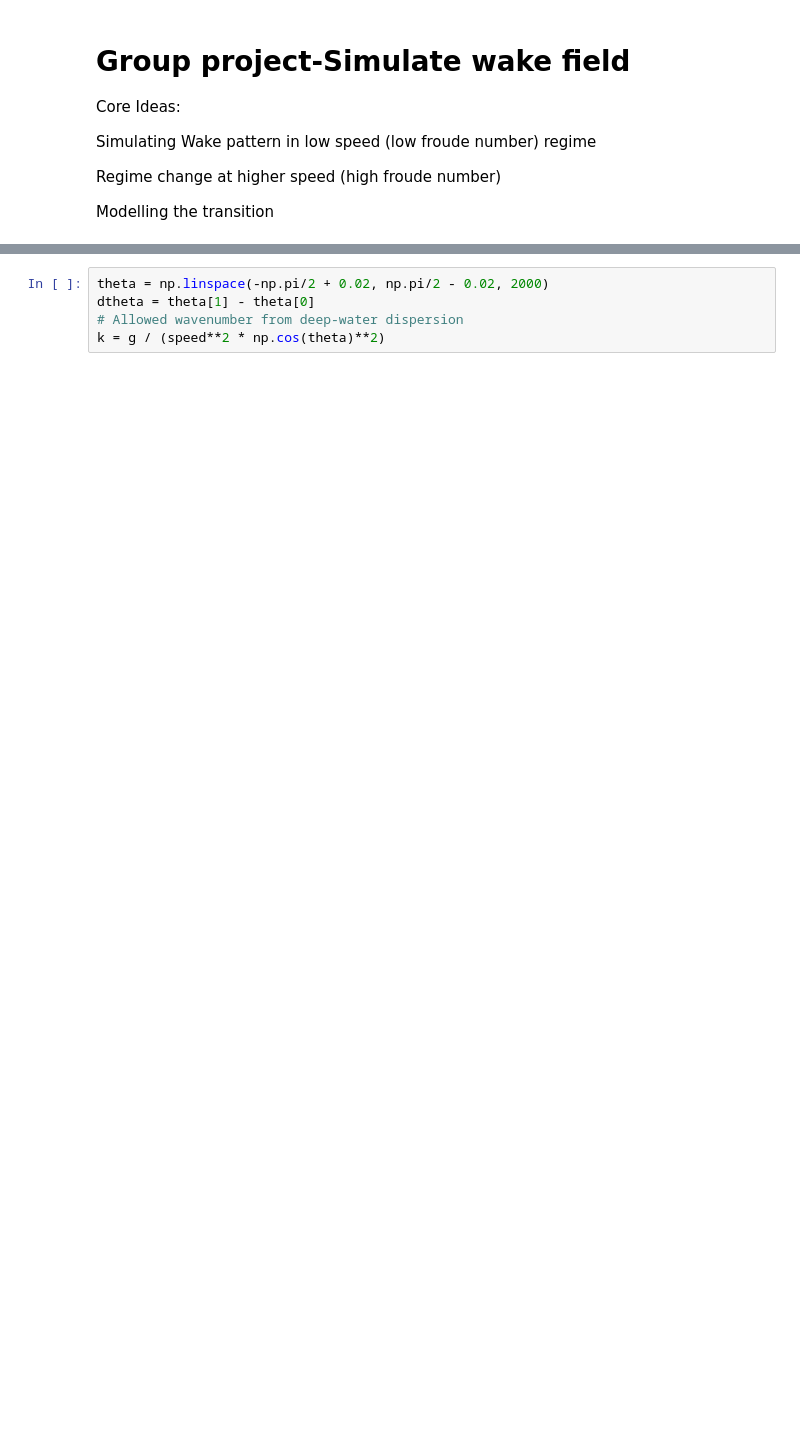
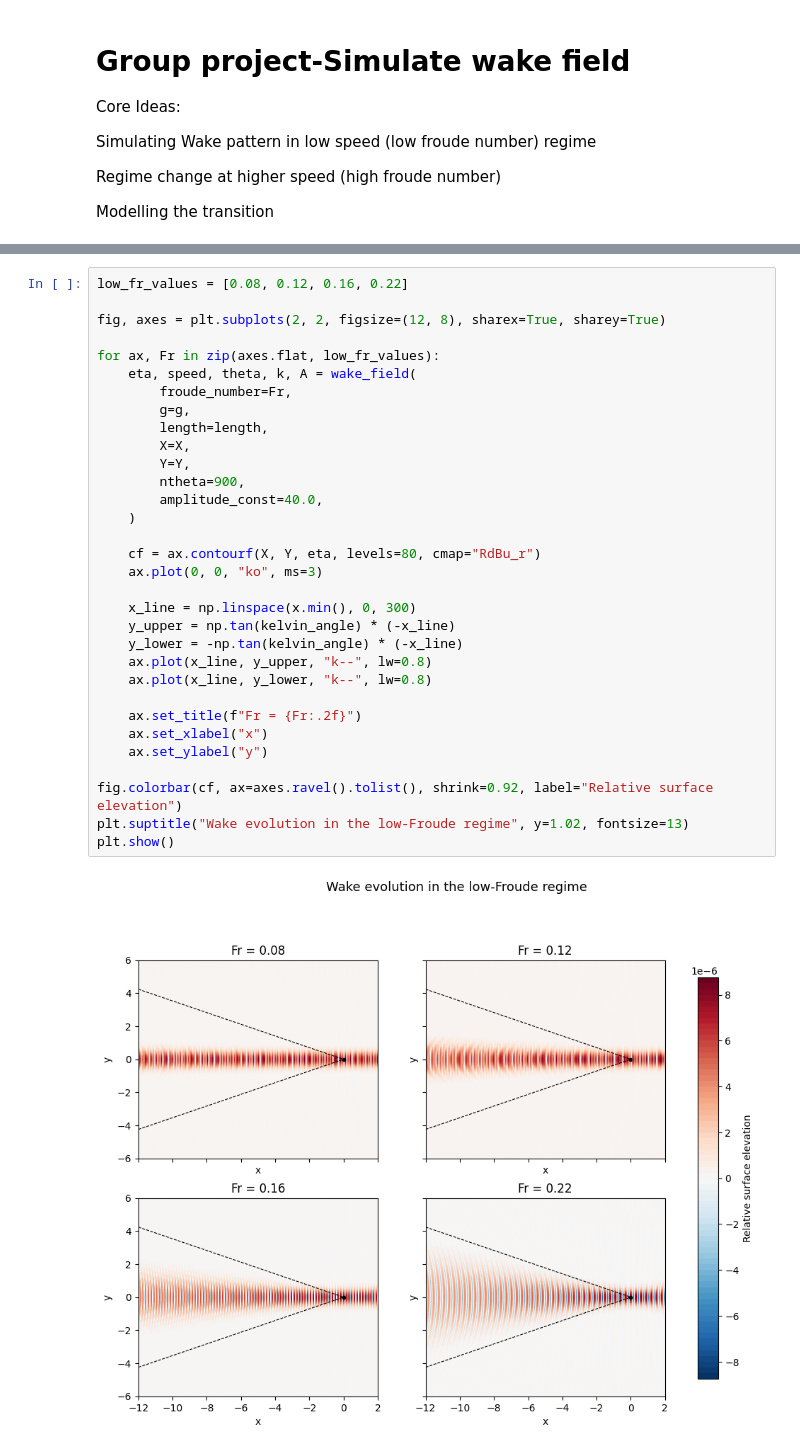
Before and after one commit to hongshaoyee/Simulating-wake-field, a Jupyter notebook: low_froude_wake.ipynb, the cells around one changed output, grey strips where cells are left out. Drawn from its saved outputs; the diff is of its cells as text; blank space fills up the shorter version.

```diff
--- a/low_froude_wake.ipynb
+++ b/low_froude_wake.ipynb
@@ -45,5 +202,34 @@ X, Y = np.meshgrid(x, y)
 # %%
-theta = np.linspace(-np.pi/2 + 0.02, np.pi/2 - 0.02, 2000)
-dtheta = theta[1] - theta[0]
-# Allowed wavenumber from deep-water dispersion
-k = g / (speed**2 * np.cos(theta)**2)
+low_fr_values = [0.08, 0.12, 0.16, 0.22]
+
+fig, axes = plt.subplots(2, 2, figsize=(12, 8), sharex=True, sharey=True)
+
+for ax, Fr in zip(axes.flat, low_fr_values):
+    eta, speed, theta, k, A = wake_field(
+        froude_number=Fr,
+        g=g,
+        length=length,
+        X=X,
+        Y=Y,
+        ntheta=900,
+        amplitude_const=40.0,
+    )
+
+    cf = ax.contourf(X, Y, eta, levels=80, cmap="RdBu_r")
+    ax.plot(0, 0, "ko", ms=3)
+
+    x_line = np.linspace(x.min(), 0, 300)
+    y_upper = np.tan(kelvin_angle) * (-x_line)
+    y_lower = -np.tan(kelvin_angle) * (-x_line)
+    ax.plot(x_line, y_upper, "k--", lw=0.8)
+    ax.plot(x_line, y_lower, "k--", lw=0.8)
+
+    ax.set_title(f"Fr = {Fr:.2f}")
+    ax.set_xlabel("x")
+    ax.set_ylabel("y")
+
+fig.colorbar(cf, ax=axes.ravel().tolist(), shrink=0.92, label="Relative surface elevation")
+plt.suptitle("Wake evolution in the low-Froude regime", y=1.02, fontsize=13)
+plt.show()
+# %% [output]
+[figure, added]
```
Also changed, not shown: parts of 31 cells of this notebook.
